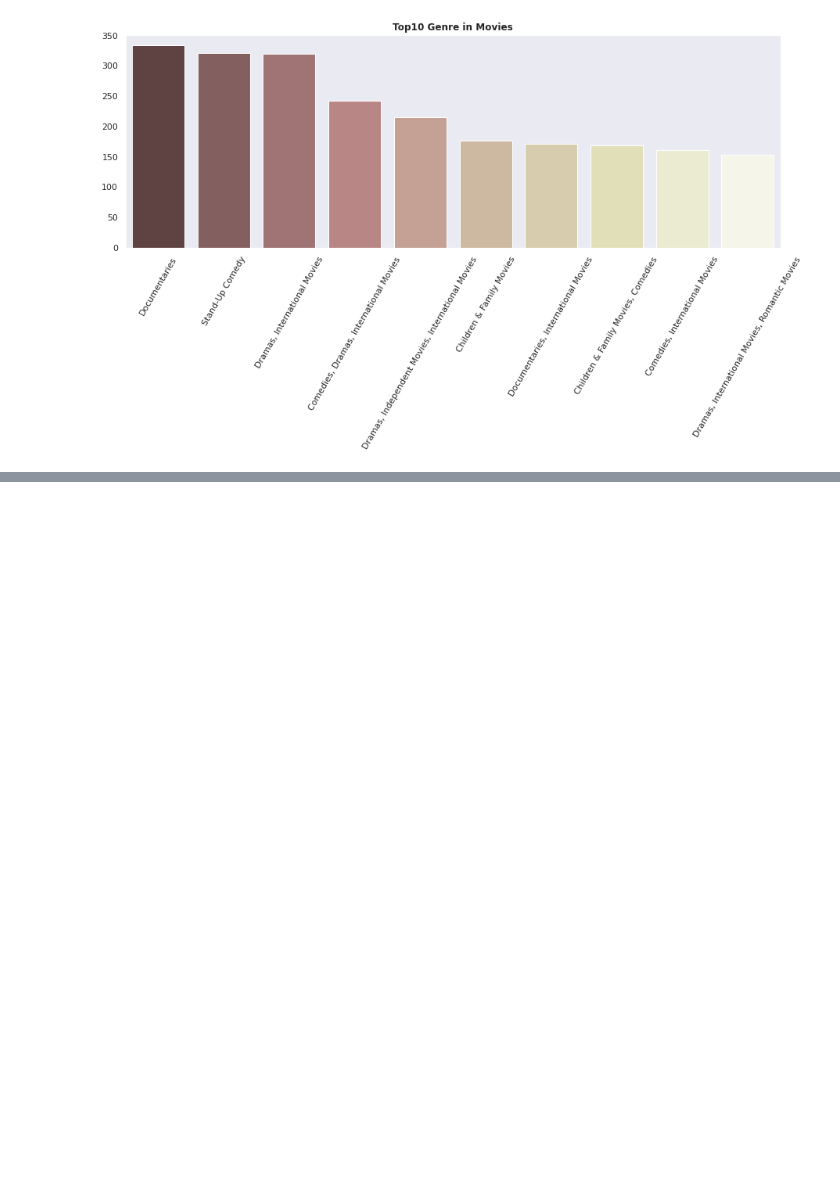
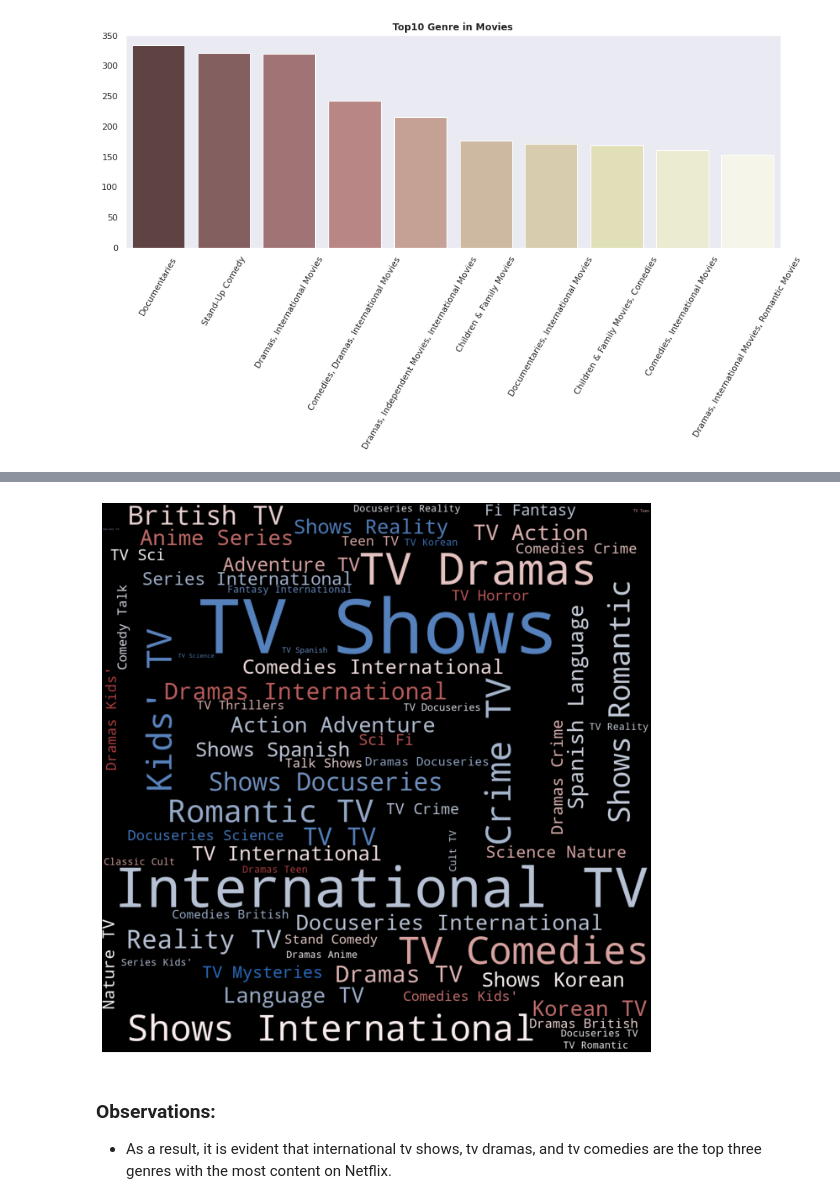
Before and after one commit to Debabarata308/Netflix-Movies-and-TV-Shows-Clustering, a Jupyter notebook: Copy_of_Copy_of_NETFLIX_MOVIES_AND_TV_SHOWS_CLUSTERING.ipynb, the cells around one changed output, grey strips where cells are left out. Saved outputs shown, nothing was run; the diff lists cells and outputs as text; code cells hidden in the pictures; blank space fills up the shorter version.

```diff
--- a/Copy_of_Copy_of_NETFLIX_MOVIES_AND_TV_SHOWS_CLUSTERING.ipynb
+++ b/Copy_of_Copy_of_NETFLIX_MOVIES_AND_TV_SHOWS_CLUSTERING.ipynb
@@ -930,0 +989,17 @@ plt.show()
+# %%
+#PLotting on wordcloud
+from wordcloud import WordCloud, STOPWORDS
+
+text = ' '.join(df_tv['listed_in'])
+
+plt.rcParams['figure.figsize'] = (12,12)
+wordcloud = WordCloud(background_color = 'black',colormap='vlag', width = 1200,  height = 1200, max_words = 121).generate(text)
+plt.imshow(wordcloud)
+plt.axis('off')
+plt.show()
+# %% [output]
+[figure, added]
+# %% [markdown]
+### **Observations:**
+
+* As a result, it is evident that international tv shows, tv dramas, and tv comedies are the top three genres with the most content on Netflix.
```
Also changed, not shown: parts of 26 cells of this notebook.
